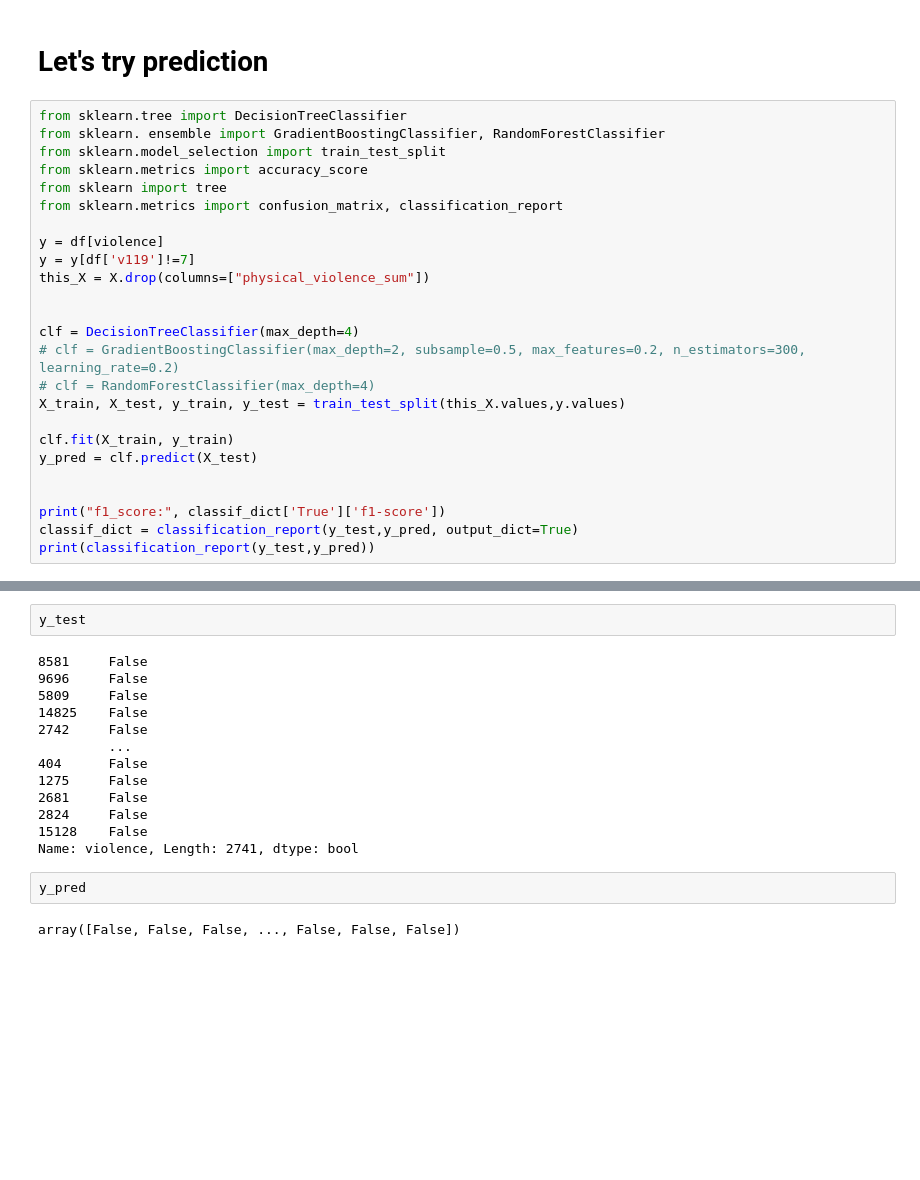
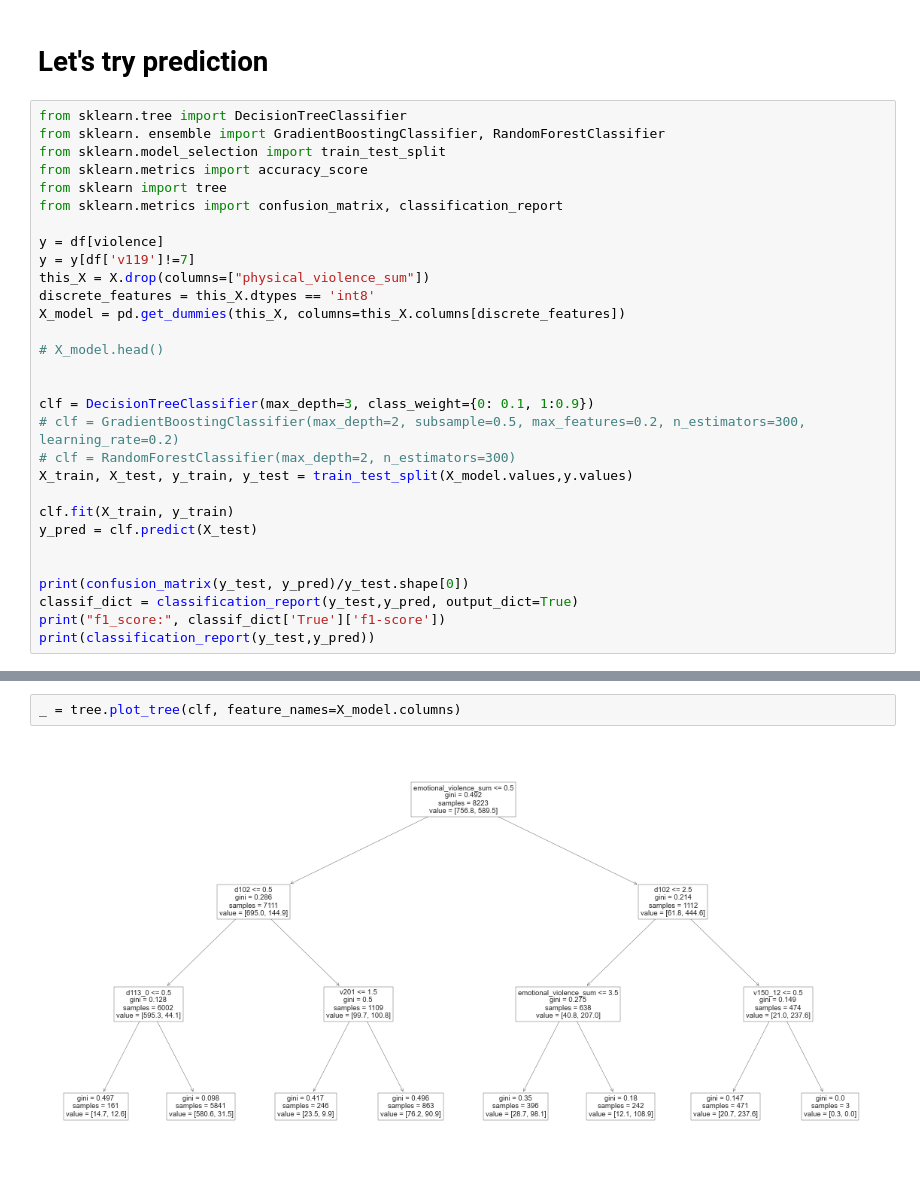
Before and after one commit to abauville/wai_hackathon_2021, a Jupyter notebook: DHS_IR.ipynb, the cells around one changed output, grey strips where cells are left out. Saved outputs shown, nothing was run; the diff lists cells and outputs as text; blank space fills up the shorter version.

Commit message:
decision tree model

```diff
--- a/DHS_IR.ipynb
+++ b/DHS_IR.ipynb
@@ -370,18 +378,23 @@ from sklearn.metrics import confusion_matrix, classification_report
 y = df[violence]
 y = y[df['v119']!=7]
 this_X = X.drop(columns=["physical_violence_sum"])
+discrete_features = this_X.dtypes == 'int8'
+X_model = pd.get_dummies(this_X, columns=this_X.columns[discrete_features])
+
+# X_model.head()
 
 
-clf = DecisionTreeClassifier(max_depth=4)
+clf = DecisionTreeClassifier(max_depth=3, class_weight={0: 0.1, 1:0.9})
 # clf = GradientBoostingClassifier(max_depth=2, subsample=0.5, max_features=0.2, n_estimators=300, learning_rate=0.2)
-# clf = RandomForestClassifier(max_depth=4)
-X_train, X_test, y_train, y_test = train_test_split(this_X.values,y.values)
+# clf = RandomForestClassifier(max_depth=2, n_estimators=300)
+X_train, X_test, y_train, y_test = train_test_split(X_model.values,y.values)
 
 clf.fit(X_train, y_train)
 y_pred = clf.predict(X_test)
 
 
+print(confusion_matrix(y_test, y_pred)/y_test.shape[0])
+classif_dict = classification_report(y_test,y_pred, output_dict=True)
 print("f1_score:", classif_dict['True']['f1-score'])
-classif_dict = classification_report(y_test,y_pred, output_dict=True)
 print(classification_report(y_test,y_pred))
 # %% [output]
@@ -397,19 +412,4 @@ weighted avg       0.91      0.92      0.92      2741
-# %%
-y_test
-# %% [output]
-8581     False
-9696     False
-5809     False
-14825    False
-2742     False
-         ...
-404      False
-1275     False
-2681     False
-2824     False
-15128    False
-Name: violence, Length: 2741, dtype: bool
-# %%
-y_pred
-# %% [output]
-array([False, False, False, ..., False, False, False])
+# %%
+_ = tree.plot_tree(clf, feature_names=X_model.columns)
+# %% [output]
+[figure, added]
```
Also changed, not shown: parts of 9 cells of this notebook.
